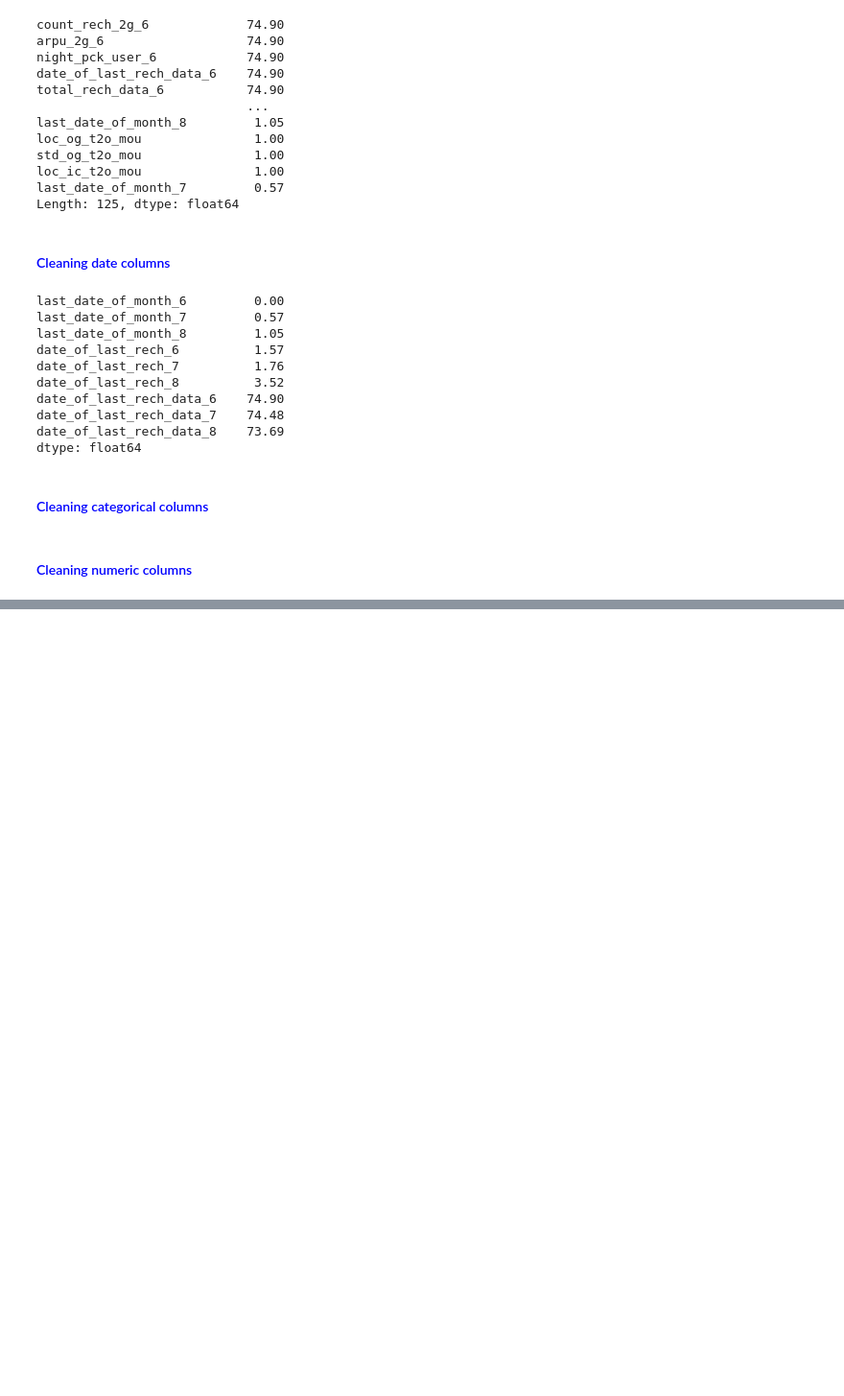
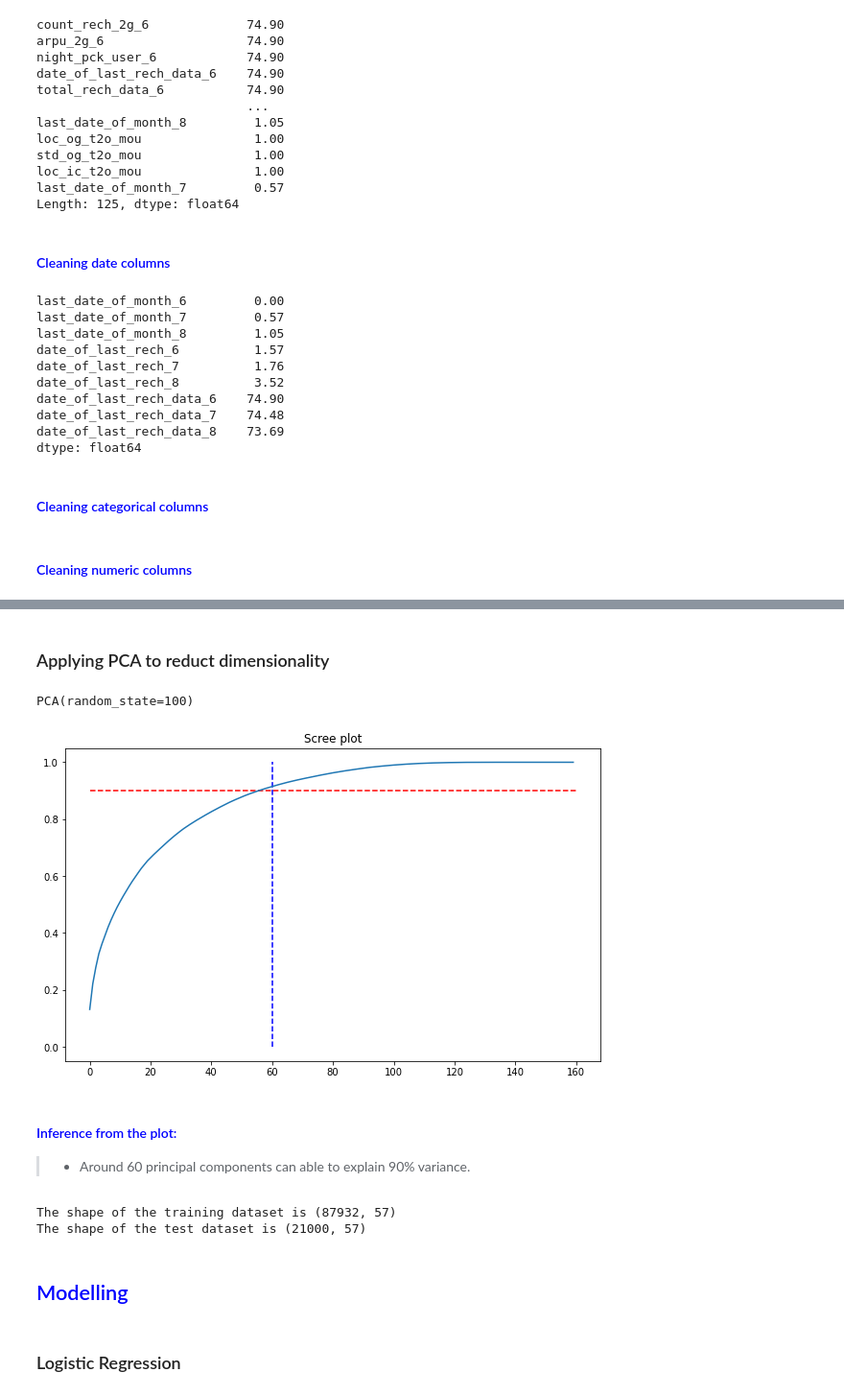
Before and after one commit to Veneeshkrishnan/Telecom_churn_case_study, a Jupyter notebook: Telecom_churn_case_study.ipynb, the cells around one changed output, grey strips where cells are left out. Shown: that part at 96% size. Cells and saved outputs as stored; diff of their text form; code cells hidden in the pictures; blank space fills up the shorter version.

Commit message:
base models

```diff
--- a/Telecom_churn_case_study.ipynb
+++ b/Telecom_churn_case_study.ipynb
@@ -217,0 +368,13 @@ print("Number of duplicate columns :",duplicate_cols(telecom))
+# %%
+# Instantiating the scaler function
+scaler = StandardScaler()
+
+# Creating dataframes
+X_train_df = pd.DataFrame(X_train, columns=X.columns)
+X_test_df = pd.DataFrame(X_test, columns=X.columns)
+
+# Fitting the numerical columns of the training set and transforming it
+all_num_cols = list(telecom.columns.difference(cat_cols).values)
+X_train_df[all_num_cols] = scaler.fit_transform(X_train_df[all_num_cols])
+X_test_df[all_num_cols] = scaler.transform(X_test_df[all_num_cols])
+final_test[all_num_cols] = scaler.transform(final_test[all_num_cols])
@@ -217,0 +393,26 @@ print("Number of duplicate columns :",duplicate_cols(telecom))
+# %% [markdown]
+### Applying PCA to reduct dimensionality
+# %%
+# Instantiating PCA
+pca = PCA(random_state=100)
+
+# Fitting X_train data
+pca.fit(X_train_df)
+# %% [output]
+PCA(random_state=100)
+# %%
+# Checking the cumulative variance
+var_cum = np.cumsum(pca.explained_variance_ratio_)
+
+# Plotting the var_cum to select the number of features
+plt.figure(figsize=[10,6])
+plt.plot(var_cum)
+plt.hlines(y=0.90, xmin=0, xmax=160, colors="r", linestyle="--")
+plt.vlines(x=60, ymin=0, ymax=1, colors="b", linestyles="--")
+plt.title("Scree plot")
+plt.show()
+# %% [output]
+[figure, added]
+# %% [markdown]
+#### <font color="blue">Inference from the plot:
+> - Around 60 principal components can able to explain 90% variance.
@@ -217,0 +432,11 @@ print("Number of duplicate columns :",duplicate_cols(telecom))
+# %%
+# Checking the shape of the dataframe
+print("The shape of the training dataset is",X_train_pca.shape)
+print("The shape of the test dataset is",X_test_pca.shape)
+# %% [output]
+The shape of the training dataset is (87932, 57)
+The shape of the test dataset is (21000, 57)
+# %% [markdown]
+## <font color="blue">Modelling
+# %% [markdown]
+### Logistic Regression
```
Also changed, not shown: parts of 45 cells of this notebook.
